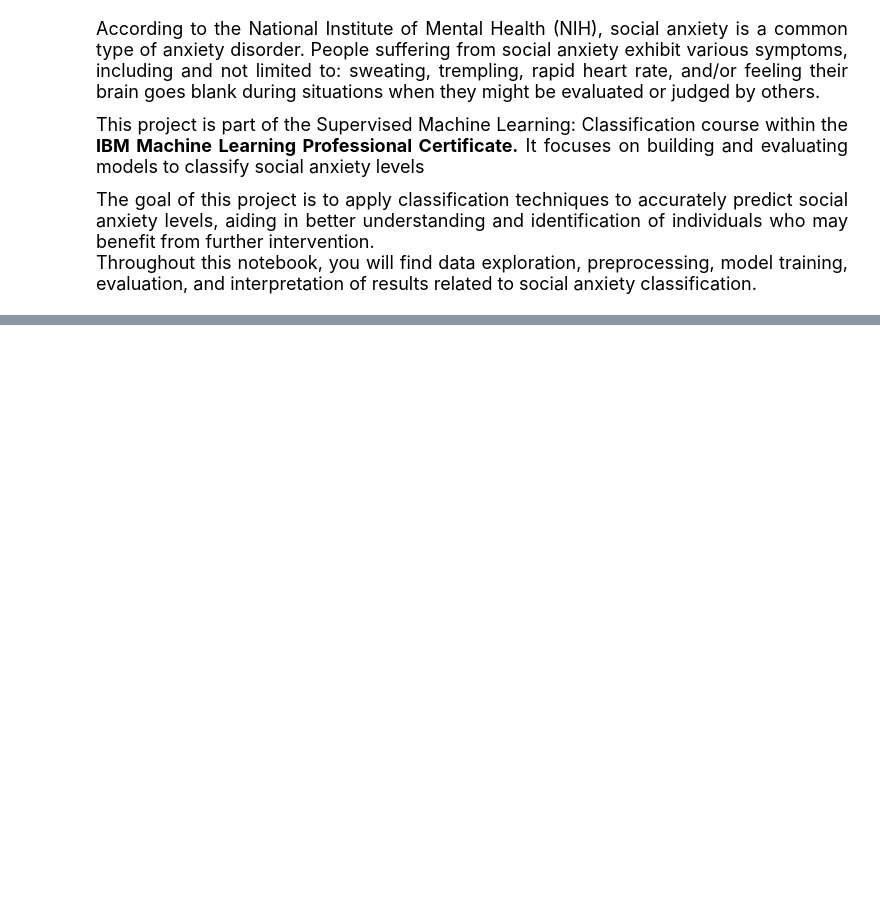
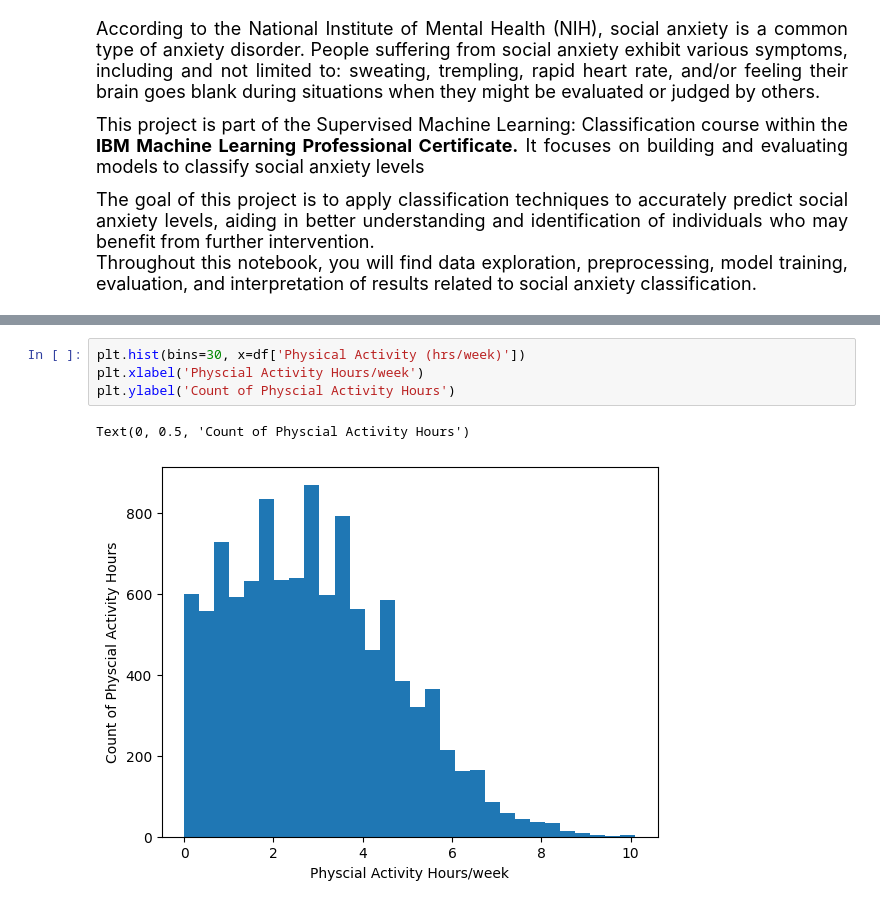
Before and after one commit to YaqeenData/social_anxiety_level_classification, a Jupyter notebook: social-anxiety-level-classification-project.ipynb, the cells around one changed output, grey strips where cells are left out. Drawn from its saved outputs; the diff is of its cells as text; blank space fills up the shorter version.

```diff
--- a/social-anxiety-level-classification-project.ipynb
+++ b/social-anxiety-level-classification-project.ipynb
@@ -30,0 +252,7 @@ for dirname, _, filenames in os.walk('/kaggle/input'):
+# %%
+plt.hist(bins=30, x=df['Physical Activity (hrs/week)'])
+plt.xlabel('Physcial Activity Hours/week')
+plt.ylabel('Count of Physcial Activity Hours')
+# %% [output]
+Text(0, 0.5, 'Count of Physcial Activity Hours')
+[figure, added]
```
Also changed, not shown: parts of 45 cells of this notebook.
